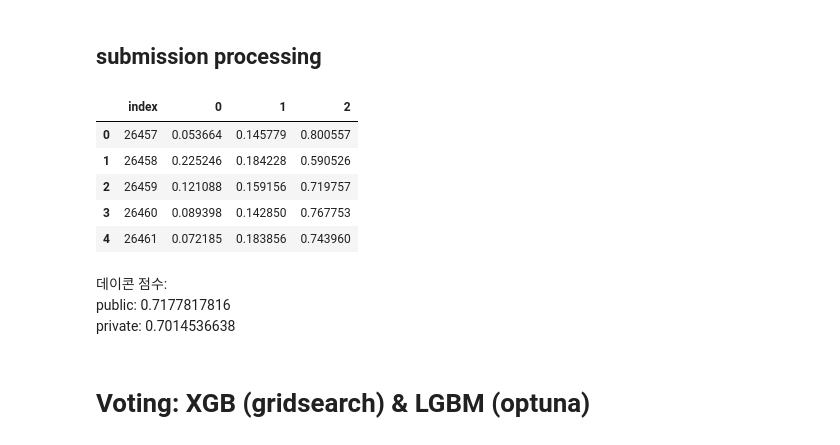
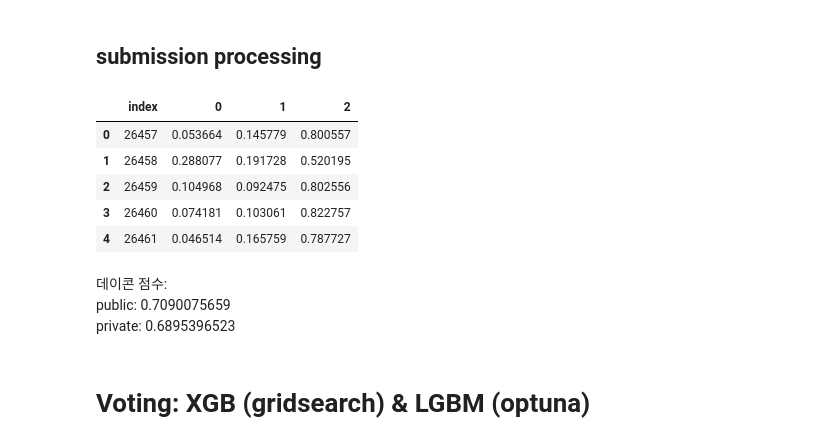
Before and after one commit to jparkgit/Dacon-Credit-Card-Delinquency-Level-Classification, a Jupyter notebook: XGB_LGBM_RF_Voting_지현.ipynb, the cells around one changed output. Cells and saved outputs as stored; diff of their text form; code cells hidden in the pictures.

```diff
--- a/XGB_LGBM_RF_Voting_지현.ipynb
+++ b/XGB_LGBM_RF_Voting_지현.ipynb
@@ -929,7 +943,8 @@ print('Best Parameters:', unemp_best_params)
 [I 2024-04-05 12:28:38,599] Trial 99 finished with value: 0.777470001541451 and parameters: {'max_depth': 10, 'min_child_samples': 33, 'learning_rate': 0.06950935015524846, 'n_estimators': 963, 'min_c ...
 Best Parameters: {'max_depth': 10, 'min_child_samples': 26, 'learning_rate': 0.06981885841164913, 'n_estimators': 999, 'min_child_weight': 3, 'subsample': 0.9451501627452686, 'colsample_bytree': 0.194 ...
 # %%
+unemp_best_params = {'max_depth': 10, 'min_child_samples': 26, 'learning_rate': 0.06981885841164913, 'n_estimators': 999, 'min_child_weight': 3, 'subsample': 0.9451501627452686, 'colsample_bytree': 0.1947788164543793, 'reg_alpha': 0.8678543706847648, 'reg_lambda': 0.9177348070969059, 'num_leaves': 55}
 from lightgbm import LGBMClassifier
 unemp_lgbm_optuna = LGBMClassifier(**unemp_best_params, verbose=-1)
 unemp_lgbm_optuna.fit(unemp_X, unemp_Y)
-unemp_lgbm_optuna_pred = unemp_lgbm_optuna.predict_proba(unemp_test)
+#unemp_lgbm_optuna_pred = unemp_lgbm_optuna.predict_proba(unemp_test)
@@ -1055,8 +1104,12 @@ print("Best Negative Log Loss Score:", unemp_rf_gridcv.best_score_)
 # %% [output]
 Best parameters: {'max_depth': None, 'max_features': 'sqrt', 'min_samples_leaf': 2, 'min_samples_split': 2, 'n_estimators': 500, 'n_jobs': -1, 'random_state': 1}
 Best Negative Log Loss Score: -0.7461077660491693
+# %%
+unemp_rf_bestparams = {'max_depth': None, 'max_features': 'sqrt', 'min_samples_leaf': 2, 'min_samples_split': 2, 'n_estimators': 500, 'n_jobs': -1, 'random_state': 1}
 # %%
-unemp_rf = unemp_rf_gridcv.best_estimator_
+#unemp_rf = unemp_rf_gridcv.best_estimator_
+from sklearn.ensemble import RandomForestClassifier
+unemp_rf = RandomForestClassifier(**unemp_rf_bestparams)
 unemp_rf.fit(unemp_X, unemp_Y)
 #unemp_rf_pred = unemp_rf.predict_proba(unemp_test)
 # %% [output]
@@ -1083,7 +1136,9 @@ Fitting 3 folds for each of 216 candidates, totalling 648 fits
 Best parameters: {'max_depth': None, 'max_features': 'sqrt', 'min_samples_leaf': 1, 'min_samples_split': 10, 'n_estimators': 500, 'n_jobs': -1, 'random_state': 1}
 Best Negative Log Loss Score: -0.7194914475448787
 # %%
-emp_rf = emp_rf_gridcv.best_estimator_
+emp_rf_bestparams = {'max_depth': None, 'max_features': 'sqrt', 'min_samples_leaf': 1, 'min_samples_split': 10, 'n_estimators': 500, 'n_jobs': -1, 'random_state': 1}
+emp_rf = RandomForestClassifier(**emp_rf_bestparams)
+#emp_rf = emp_rf_gridcv.best_estimator_
 emp_rf.fit(emp_X, emp_Y)
 #emp_rf_pred = emp_rf.predict_proba(emp_test)
 # %% [output]
@@ -1123,22 +1178,24 @@ unemp_VT_pred = unemp_VT.predict_proba(unemp_test)
 ## submission processing
 # %%
 # pred df
+unemp_index = pd.DataFrame(unemp_test.index, columns=['index'])
+emp_index = pd.DataFrame(emp_test.index, columns=['index'])
 unemp_pred_df = pd.DataFrame(unemp_VT_pred, columns=['0', '1', '2'])
 unemp_VT_pred_df = pd.concat([unemp_index, unemp_pred_df], axis=1)
 emp_pred_df = pd.DataFrame(emp_VT_pred, columns=['0', '1', '2'])
 emp_VT_pred_df = pd.concat([emp_index, emp_pred_df], axis=1)
 # Concatenate the two dataframes along the index column
 VT_combine = pd.concat([unemp_VT_pred_df, emp_VT_pred_df], ignore_index=True)
 # Sort the concatenated dataframe based on the index column
 VT_sub = VT_combine.sort_values(by='index', inplace=False)
 # reset index
 VT_sub.reset_index(drop=True, inplace=True)
 VT_sub.head()
 # %% [output]
 |  | index | 0 | 1 | 2 |
 | 0 | 26457 | 0.053664 | 0.145779 | 0.800557 |
-| 1 | 26458 | 0.225246 | 0.184228 | 0.590526 |
-| 2 | 26459 | 0.121088 | 0.159156 | 0.719757 |
-| 3 | 26460 | 0.089398 | 0.142850 | 0.767753 |
-| 4 | 26461 | 0.072185 | 0.183856 | 0.743960 |
+| 1 | 26458 | 0.288077 | 0.191728 | 0.520195 |
+| 2 | 26459 | 0.104968 | 0.092475 | 0.802556 |
+| 3 | 26460 | 0.074181 | 0.103061 | 0.822757 |
+| 4 | 26461 | 0.046514 | 0.165759 | 0.787727 |
 # %%
@@ -1146,7 +1203,7 @@ VT_sub.to_csv('vt_sub.csv', index=False)
 # %% [markdown]
 데이콘 점수:\
-public: 0.7177817816\
-private: 0.7014536638
+public: 0.7090075659\
+private: 0.6895396523
 # %% [markdown]
 # Voting: XGB (gridsearch) & LGBM (optuna)
 # %%
```
Also changed, not shown: parts of 22 cells of this notebook.
